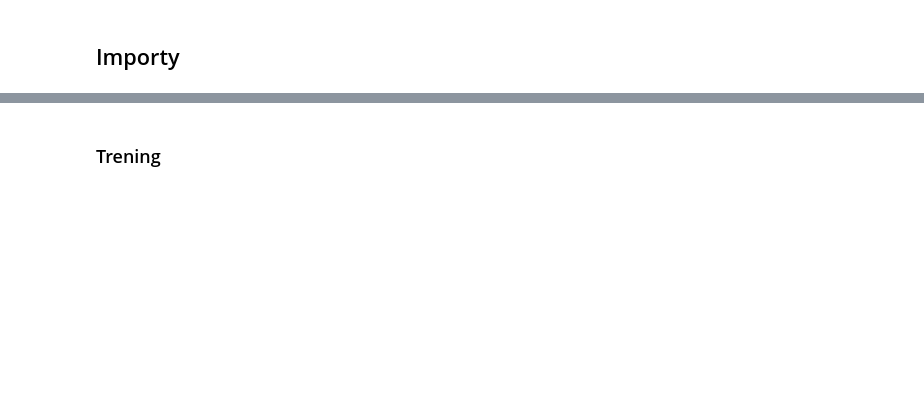
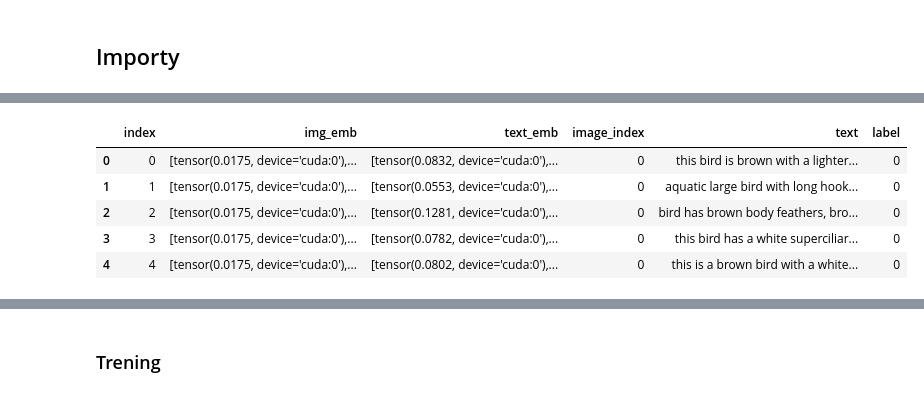
Before and after one commit to mateuszkochanek/reprezentacja-projekt, a Jupyter notebook: Report.ipynb, the cells around one changed output, grey strips where cells are left out. Drawn from its saved outputs; the diff is of its cells as text; code cells hidden in the pictures; blank space fills up the shorter version.

```diff
--- a/Report.ipynb
+++ b/Report.ipynb
@@ -61,3 +71,12 @@ cube_datamodule = DataModule(
 )
 # %%
 cube_df = cube_datamodule.df["all"]
+# %%
+cube_df.head()
+# %% [output]
+|  | index | img_emb | text_emb | image_index | text | label |
+| 0 | 0 | [tensor(0.0175, device='cuda:0'),... | [tensor(0.0832, device='cuda:0'),... | 0 | this bird is brown with a lighter... | 0 |
+| 1 | 1 | [tensor(0.0175, device='cuda:0'),... | [tensor(0.0553, device='cuda:0'),... | 0 | aquatic large bird with long hook... | 0 |
+| 2 | 2 | [tensor(0.0175, device='cuda:0'),... | [tensor(0.1281, device='cuda:0'),... | 0 | bird has brown body feathers, bro... | 0 |
+| 3 | 3 | [tensor(0.0175, device='cuda:0'),... | [tensor(0.0782, device='cuda:0'),... | 0 | this bird has a white superciliar... | 0 |
+| 4 | 4 | [tensor(0.0175, device='cuda:0'),... | [tensor(0.0802, device='cuda:0'),... | 0 | this is a brown bird with a white... | 0 |
```
Also changed, not shown: parts of 23 cells of this notebook, 2 other files.
